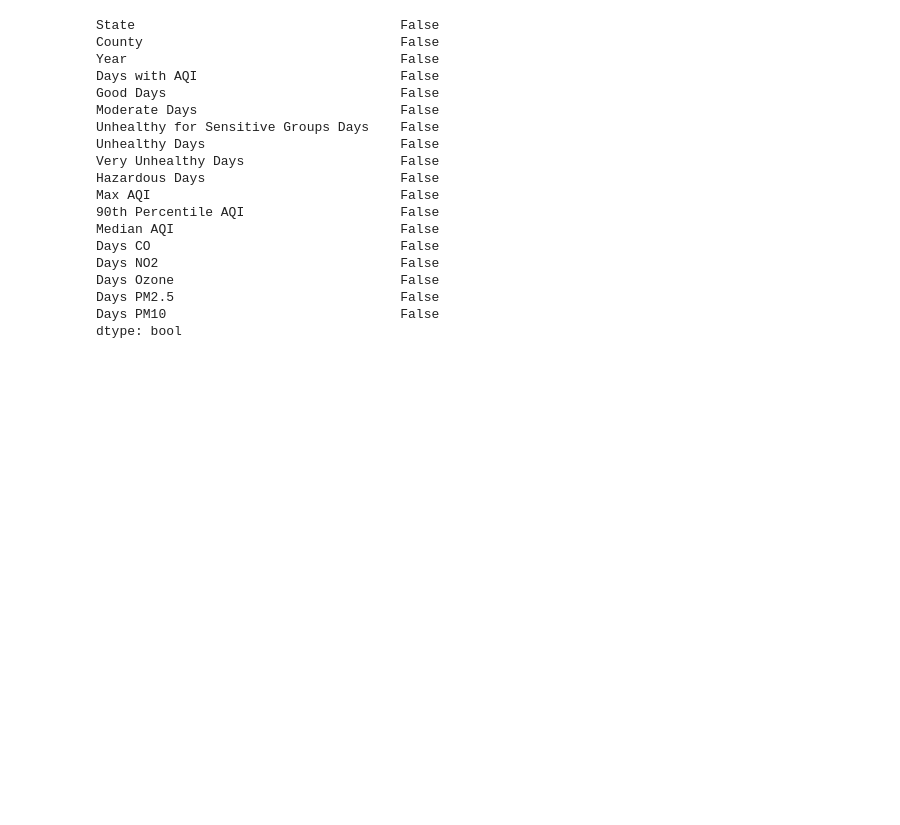
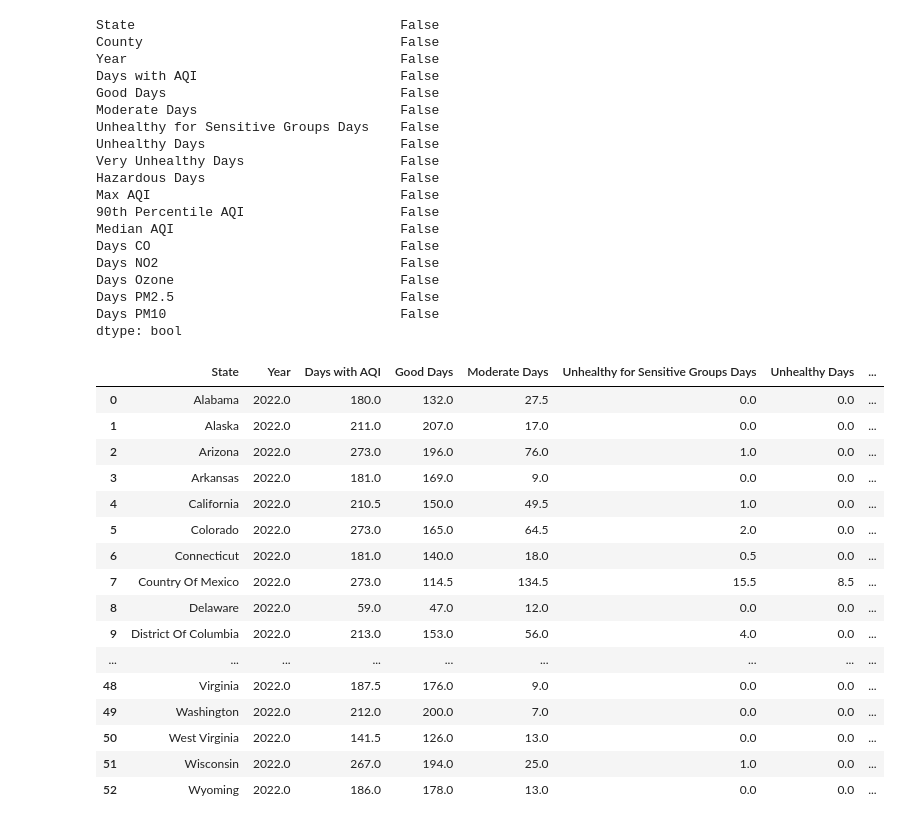
Before and after one commit to adolfo85/DataAir, a Jupyter notebook: notebooks/0.0-air-introduction.ipynb, the cells around one changed output. Cells and saved outputs as stored; diff of their text form; code cells hidden in the pictures; blank space fills up the shorter version.

```diff
--- a/notebooks/0.0-air-introduction.ipynb
+++ b/notebooks/0.0-air-introduction.ipynb
@@ -76,3 +76,24 @@ Days Ozone                             False
 Days PM2.5                             False
 Days PM10                              False
 dtype: bool
+# %%
+df_group = df.groupby('State').median()
+df_group.reset_index()
+# %% [output]
+|  | State | Year | Days with AQI | Good Days | Moderate Days | Unhealthy for Sensitive Groups Days | Unhealthy Days | ... |
+| 0 | Alabama | 2022.0 | 180.0 | 132.0 | 27.5 | 0.0 | 0.0 | ... |
+| 1 | Alaska | 2022.0 | 211.0 | 207.0 | 17.0 | 0.0 | 0.0 | ... |
+| 2 | Arizona | 2022.0 | 273.0 | 196.0 | 76.0 | 1.0 | 0.0 | ... |
+| 3 | Arkansas | 2022.0 | 181.0 | 169.0 | 9.0 | 0.0 | 0.0 | ... |
+| 4 | California | 2022.0 | 210.5 | 150.0 | 49.5 | 1.0 | 0.0 | ... |
+| 5 | Colorado | 2022.0 | 273.0 | 165.0 | 64.5 | 2.0 | 0.0 | ... |
+| 6 | Connecticut | 2022.0 | 181.0 | 140.0 | 18.0 | 0.5 | 0.0 | ... |
+| 7 | Country Of Mexico | 2022.0 | 273.0 | 114.5 | 134.5 | 15.5 | 8.5 | ... |
+| 8 | Delaware | 2022.0 | 59.0 | 47.0 | 12.0 | 0.0 | 0.0 | ... |
+| 9 | District Of Columbia | 2022.0 | 213.0 | 153.0 | 56.0 | 4.0 | 0.0 | ... |
+| ... | ... | ... | ... | ... | ... | ... | ... | ... |
+| 48 | Virginia | 2022.0 | 187.5 | 176.0 | 9.0 | 0.0 | 0.0 | ... |
+| 49 | Washington | 2022.0 | 212.0 | 200.0 | 7.0 | 0.0 | 0.0 | ... |
+| 50 | West Virginia | 2022.0 | 141.5 | 126.0 | 13.0 | 0.0 | 0.0 | ... |
+| 51 | Wisconsin | 2022.0 | 267.0 | 194.0 | 25.0 | 1.0 | 0.0 | ... |
+| 52 | Wyoming | 2022.0 | 186.0 | 178.0 | 13.0 | 0.0 | 0.0 | ... |
```
Also changed, not shown: parts of 3 cells of this notebook.
